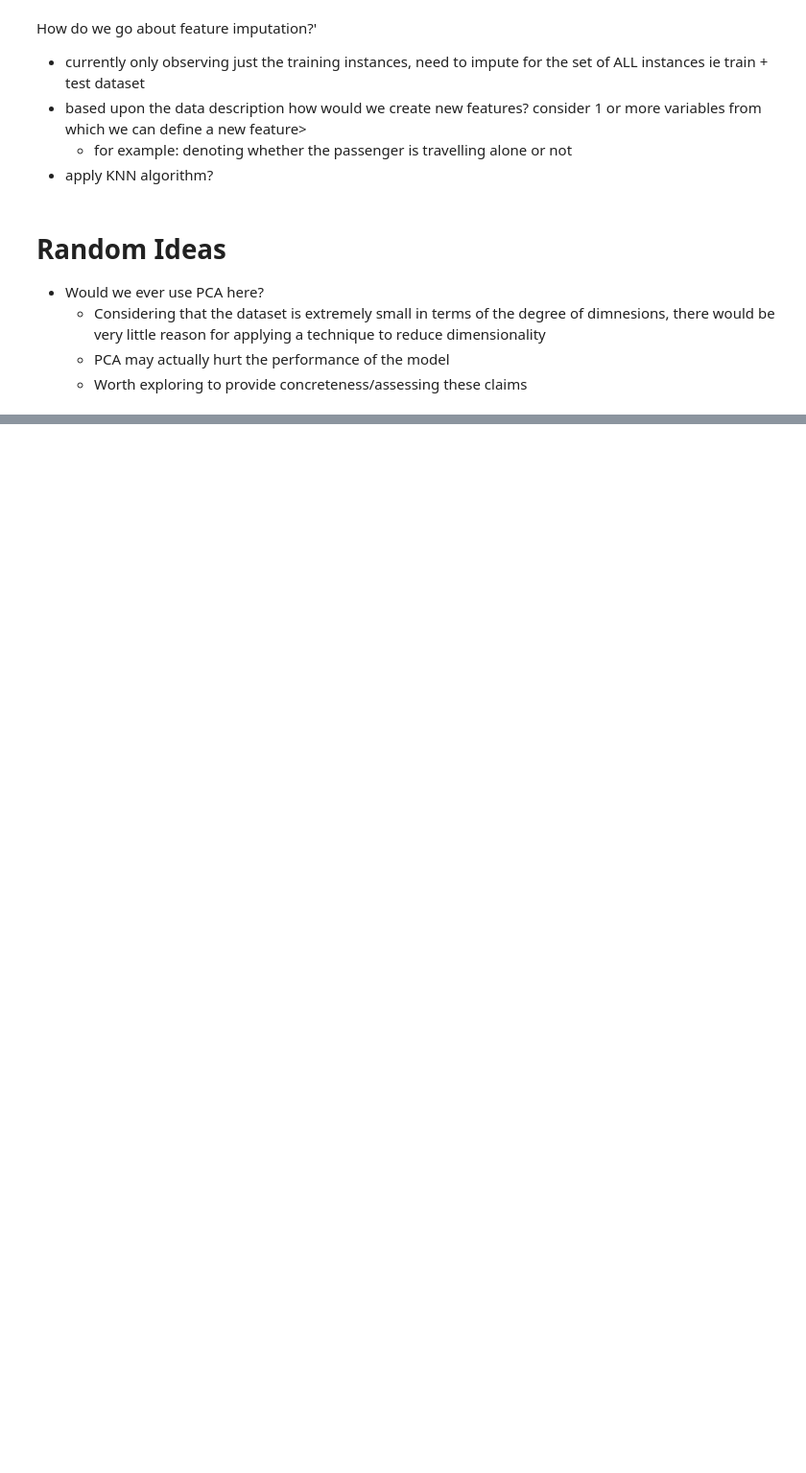
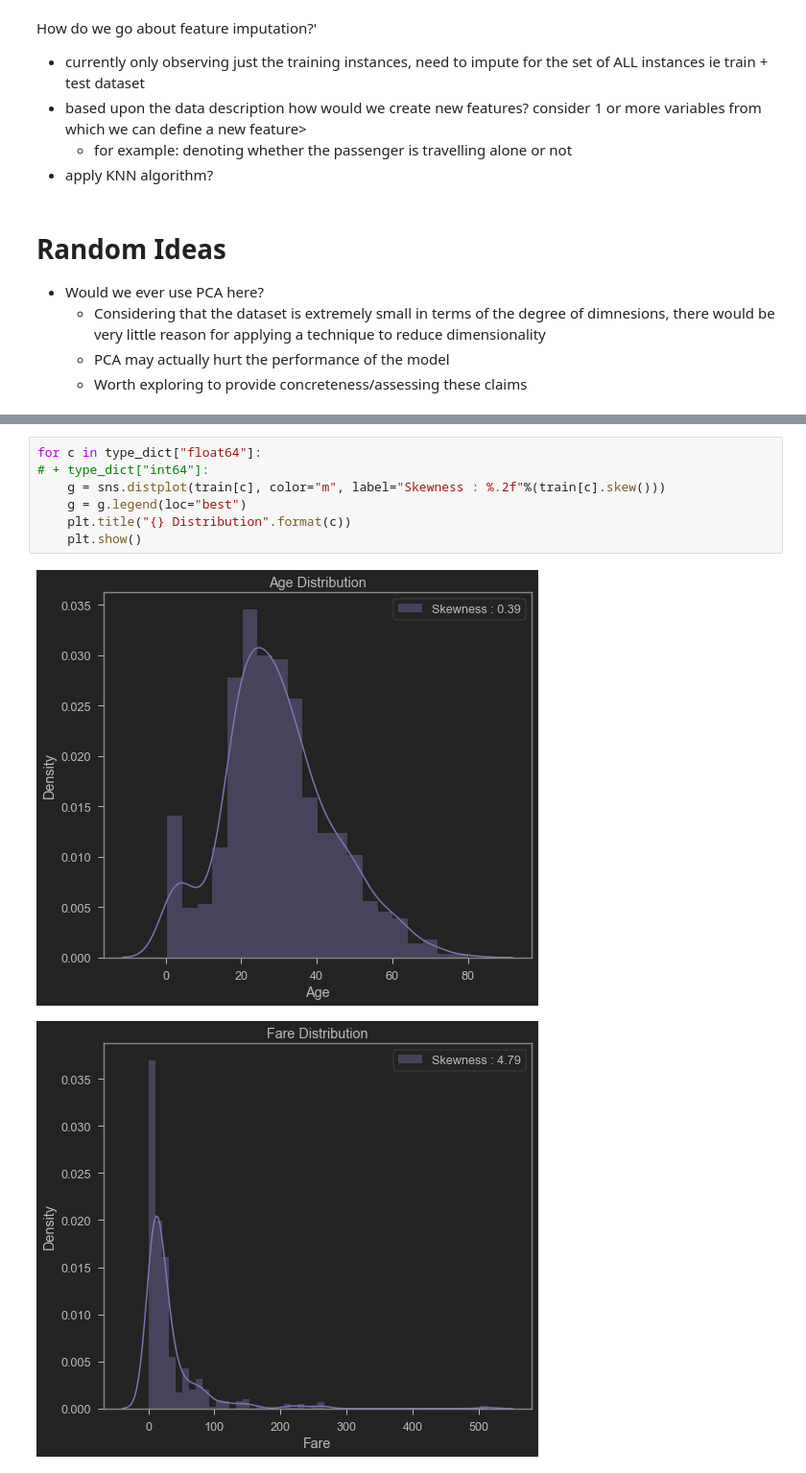
Before and after one commit to henrylao/kaggle-titanic, a Jupyter notebook: kaggle-titanic-notebook.ipynb, the cells around one changed output, grey strips where cells are left out. Shown at 96% size. Cells and saved outputs as stored; diff of their text form; blank space fills up the shorter version.

```diff
--- a/kaggle-titanic-notebook.ipynb
+++ b/kaggle-titanic-notebook.ipynb
@@ -399,0 +475,10 @@ Outliers_to_drop = detect_outliers(train,2,["Age","SibSp","Parch","Fare"])
+# %%
+for c in type_dict["float64"]:
+# + type_dict["int64"]:
+    g = sns.distplot(train[c], color="m", label="Skewness : %.2f"%(train[c].skew()))
+    g = g.legend(loc="best")
+    plt.title("{} Distribution".format(c))
+    plt.show()
+# %% [output]
+[figure, added]
+[figure, added]
```
Also changed, not shown: parts of 32 cells of this notebook.
